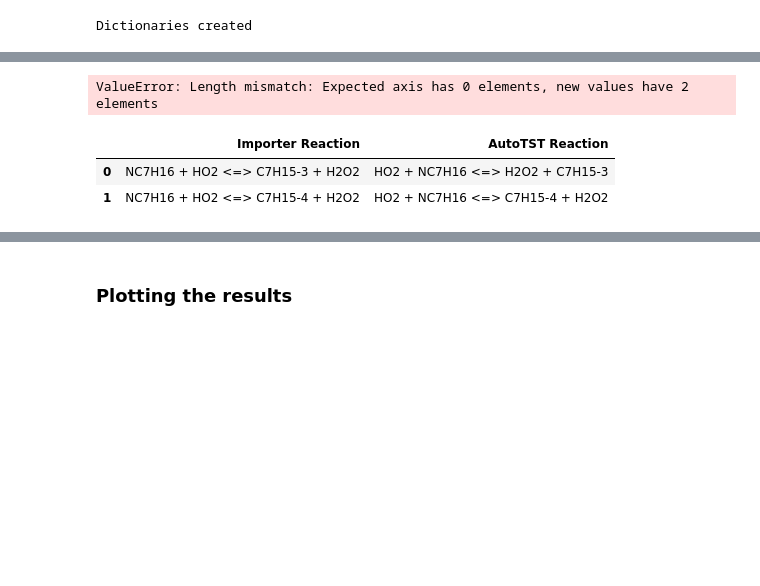
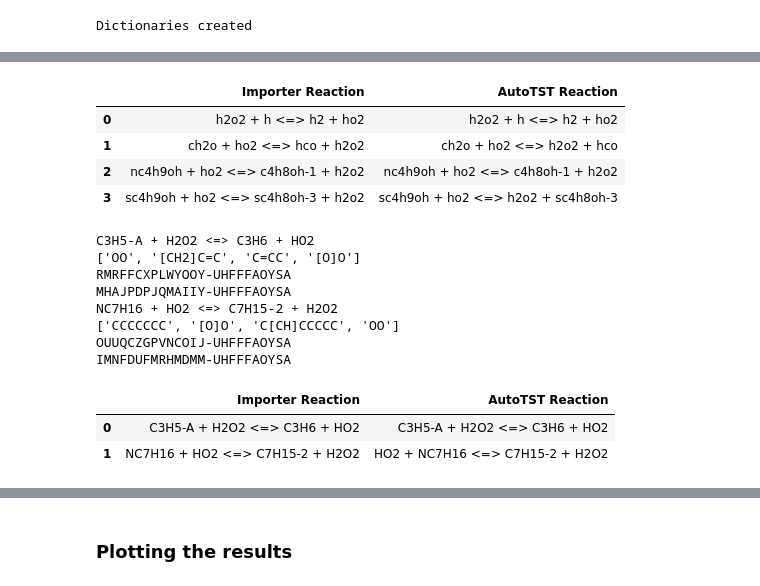
Before and after one commit to C-Underkoffler/OOHAbstraction, a Jupyter notebook: comparisonTST/ipython_notebooks/model_variation.ipynb, the cells around one changed output, grey strips where cells are left out. Cells and saved outputs as stored; diff of their text form; code cells hidden in the pictures; blank space fills up the shorter version.

```diff
--- a/comparisonTST/ipython_notebooks/model_variation.ipynb
+++ b/comparisonTST/ipython_notebooks/model_variation.ipynb
@@ -4,7 +4,7 @@ if os.path.exists("/gss_gpfs_scratch/"):
     RMG_PY_PATH = os.path.expanduser('/gss_gpfs_scratch/westgroup/Importer/RMG-Py/')
     RMG_MODELS_PATH = os.path.expanduser('/gss_gpfs_scratch/westgroup/Importer/RMG-models')
 else:
-    RMG_PY_PATH = os.path.expanduser('~/Code/RMG-Py/')
+    RMG_PY_PATH = os.path.expanduser('~/Code/RMG-discovery/')
     RMG_MODELS_PATH = os.path.expanduser('~/Code/RMG-models')
 # %%
 import IPython
@@ -343,0 +337,7 @@ for i in sarathy_results[0][sarathy_results[1].apply(sarathy_funct) > 3]:
+# %%
+results = pd.concat([sarathy_results, heptane_results], axis=1)
+_, bp = results.plot.box(return_type='both', logy=True)
+
+outliers = [flier.get_ydata() for flier in bp["fliers"]]
+sarathy_outliers = outliers[0]
+heptane_outliers = outliers[1]
@@ -347,10 +507,10 @@ for i in sarathy_results[0][sarathy_results[1].apply(sarathy_funct) > 3]:
 
 important_sarathy_reactions = {}
 print "Sarathy significant reactions:"
-for reaction_index in sarathy_results[0][sarathy_results[1].apply(sarathy_funct) > 3]:
+for reaction_index in sarathy_results[(sarathy_results.values == sarathy_outliers)].sort_values("Sarathy Error", ascending=False).index:
     print reaction_index
     try:
-        rxn = sarathy_parser.reactions[int(reaction_index)+20]
+        rxn = sarathy_parser.reactions[int(reaction_index)-1]
         print rxn
         r1, r2 = rxn.reactants
         p1, p2 = rxn.products
@@ -373,10 +533,10 @@ print
 important_heptane_reactions = {}
 
 print "Heptane significant reactions:"
-for reaction_index in heptane_results[0][heptane_results[1].apply(heptane_funct) > 3]:
+for reaction_index in heptane_results[(heptane_results.values == heptane_outliers)].sort_values("Heptane Error", ascending=False).index:
     print reaction_index
     try:
-        rxn = heptane_parser.reactions[int(reaction_index) + 1]
+        rxn = heptane_parser.reactions[int(reaction_index) - 1 ]
         print rxn
         r1, r2 = rxn.reactants
         p1, p2 = rxn.products
@@ -480,7 +636,7 @@ important_sarathy_reactions
 # %%
 import itertools
 sarathy_rxns = []
-for sarathy_reaction in important_sarathy_reactions.values():
+for sarathy_reaction in important_sarathy_reactions + important_pyteck_reactions:
 
     reactants = [n.molecule[-1].toSMILES() for n in sarathy_reaction.reactants]
     products = [n.molecule[-1].toSMILES() for n in sarathy_reaction.products]
@@ -525,4 +681,8 @@ sarathy_df.columns = ["Importer Reaction", "AutoTST Reaction"]#, "AutoTST Reacti
 
 sarathy_df
 # %% [output]
-ValueError: Length mismatch: Expected axis has 0 elements, new values have 2 elements
+|  | Importer Reaction | AutoTST Reaction |
+| 0 | h2o2 + h <=> h2 + ho2 | h2o2 + h <=> h2 + ho2 |
+| 1 | ch2o + ho2 <=> hco + h2o2 | ch2o + ho2 <=> h2o2 + hco |
+| 2 | nc4h9oh + ho2 <=> c4h8oh-1 + h2o2 | nc4h9oh + ho2 <=> c4h8oh-1 + h2o2 |
+| 3 | sc4h9oh + ho2 <=> sc4h8oh-3 + h2o2 | sc4h9oh + ho2 <=> h2o2 + sc4h8oh-3 |
@@ -531,7 +689,7 @@ sarathy_df
 # %%
-import itertools
 heptane_rxns = []
-for heptane_reaction in important_heptane_reactions.values():
+for heptane_reaction in important_heptane_reactions:
+    print heptane_reaction
 
     reactants = [n.molecule[-1].toSMILES() for n in heptane_reaction.reactants]
     products = [n.molecule[-1].toSMILES() for n in heptane_reaction.products]
@@ -540,45 +698,63 @@ for heptane_reaction in important_heptane_reactions.values():
     joined_product_orders = ['+'.join(order) for order in itertools.permutations(products)]
     possible_labels = ['_'.join((joined_r, joined_p)) for joined_r in joined_reactant_orders for joined_p in joined_product_orders]
 
 
     for ooh_reaction in ooh_reactions:
         if ooh_reaction.label in possible_labels:
             ooh_reactants, ooh_products = ooh_reaction.label.split("_")
             r1, r2 = ooh_reactants.split("+")
             p1, p2 = ooh_products.split("+")
             ooh_smiles = [r1, r2, p1, p2]
 
+            reacts = [r1, r2]
+            prods = [p1, p2]
+
+            print ooh_smiles
+
             inchikey_to_smiles_dict = {}
             for smiles in ooh_smiles:
                 inchikey_to_smiles_dict[Molecule(SMILES=smiles).toInChIKey()] = smiles
 
+            #print inchikey_to_smiles_dict
 
-            for reactant in ooh_reaction.reactants:
-                inchi_key = reactant.label.split("-u")[0]
-                if not reactant.label in heptane_smiles_to_nickname_dict.itervalues():
-                    reactant.molecule = [Molecule(SMILES=inchikey_to_smiles_dict[inchi_key])]
-                    reactant.label = heptane_smiles_to_nickname_dict[inchikey_to_smiles_dict[inchi_key]]
+            try:
+                for reactant in ooh_reaction.reactants:
+                    inchi_key = reactant.label.split("-u")[0]
+                    print inchi_key
+                    if not reactant.label in heptane_smiles_to_nickname_dict.itervalues():
+                        reactant.molecule = [Molecule(SMILES=inchikey_to_smiles_dict[inchi_key])]
+                        reactant.label = heptane_smiles_to_nickname_dict[inchikey_to_smiles_dict[inchi_key]]
 
 
-            for product in ooh_reaction.products:
-                inchi_key = product.label.split("-u")[0]
-                if not product.label in heptane_smiles_to_nickname_dict.itervalues():
-                    product.molecule = [Molecule(SMILES=inchikey_to_smiles_dict[inchi_key])]
-                    product.label = heptane_smiles_to_nickname_dict[inchikey_to_smiles_dict[inchi_key]]
+                for product in ooh_reaction.products:
+                    inchi_key = product.label.split("-u")[0]
+                    if not product.label in heptane_smiles_to_nickname_dict.itervalues():
+                        product.molecule = [Molecule(SMILES=inchikey_to_smiles_dict[inchi_key])]
+                        product.label = heptane_smiles_to_nickname_dict[inchikey_to_smiles_dict[inchi_key]]
+            except:
+                print "Fuck"
 
 
 
             heptane_rxns.append([heptane_reaction, ooh_reaction])#, reaction.toChemkin(), reaction.toCantera()])
 
 heptane_df = pd.DataFrame(heptane_rxns)
 
 heptane_df.columns = ["Importer Reaction", "AutoTST Reaction"]#, "AutoTST Reaction - Chemkin" , "AutoTST - Cantera"]
 
 heptane_df
 # %% [output]
+C3H5-A + H2O2 <=> C3H6 + HO2
+['OO', '[CH2]C=C', 'C=CC', '[O]O']
+RMRFFCXPLWYOOY-UHFFFAOYSA
+MHAJPDPJQMAIIY-UHFFFAOYSA
+NC7H16 + HO2 <=> C7H15-2 + H2O2
+['CCCCCCC', '[O]O', 'C[CH]CCCCC', 'OO']
+OUUQCZGPVNCOIJ-UHFFFAOYSA
+IMNFDUFMRHMDMM-UHFFFAOYSA
 |  | Importer Reaction | AutoTST Reaction |
-| 0 | NC7H16 + HO2 <=> C7H15-3 + H2O2 | HO2 + NC7H16 <=> H2O2 + C7H15-3 |
-| 1 | NC7H16 + HO2 <=> C7H15-4 + H2O2 | HO2 + NC7H16 <=> C7H15-4 + H2O2 |
+| 0 | C3H5-A + H2O2 <=> C3H6 + HO2 | C3H5-A + H2O2 <=> C3H6 + HO2 |
+| 1 | NC7H16 + HO2 <=> C7H15-2 + H2O2 | HO2 + NC7H16 <=> C7H15-2 + H2O2 |
 # %%
 reactions_df = pd.concat([sarathy_df, heptane_df])
 reactions_df
```
Also changed, not shown: parts of 47 cells of this notebook, 4 other files.
